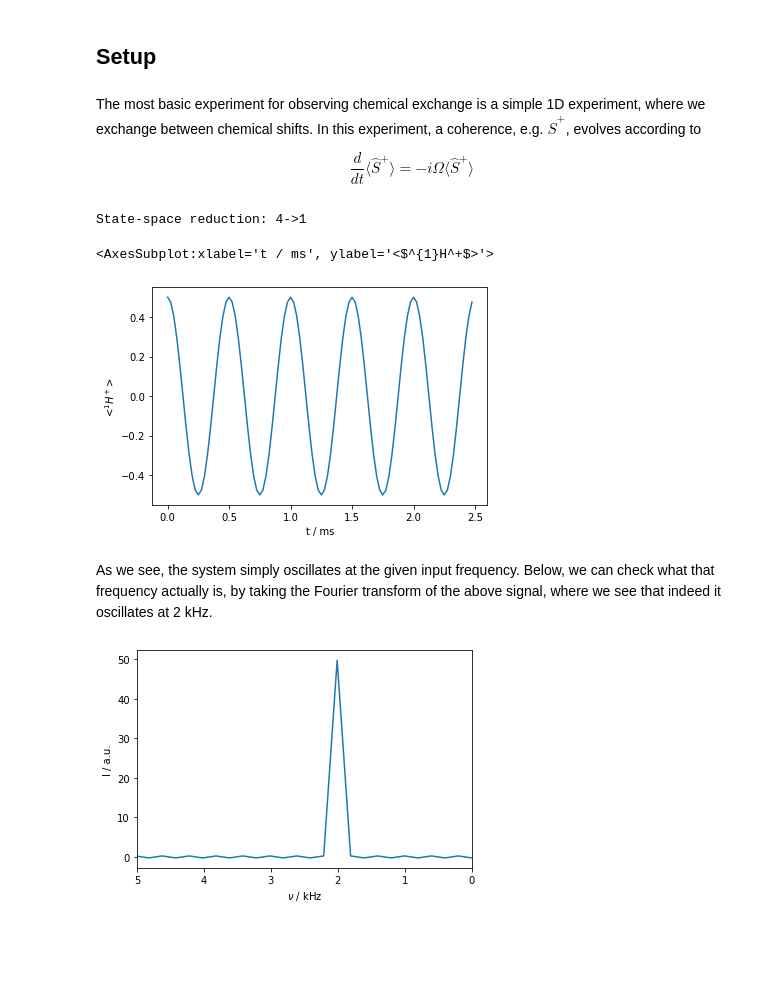
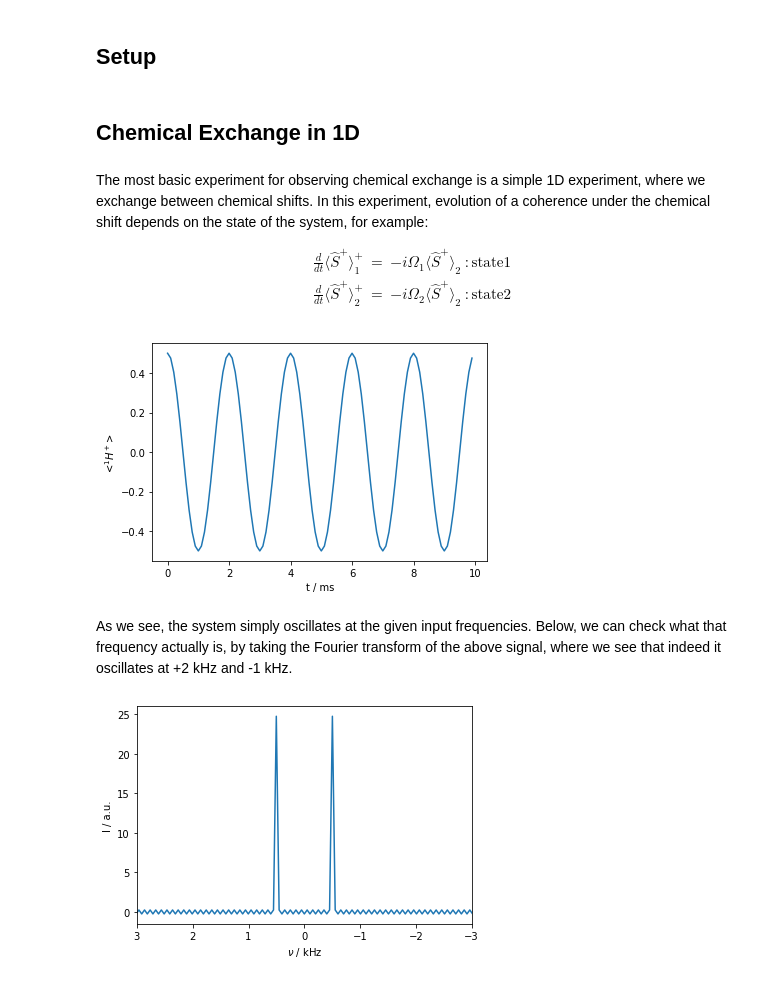
Before and after one commit to alsinmr/ConferenceExamples, a Jupyter notebook: JupyterBook/GNMR2025/Exchange.ipynb, the cells around one changed output. Cells and saved outputs as stored; diff of their text form; code cells hidden in the pictures; blank space fills up the shorter version.

```diff
--- a/JupyterBook/GNMR2025/Exchange.ipynb
+++ b/JupyterBook/GNMR2025/Exchange.ipynb
@@ -20,29 +20,35 @@ else:
 import SLEEPY as sl
 import numpy as np
 import matplotlib.pyplot as plt
+sl.Defaults['verbose']=False
+# %% [markdown]
+## Chemical Exchange in 1D
 # %% [markdown]
-The most basic experiment for observing chemical exchange is a simple 1D experiment, where we exchange between chemical shifts. In this experiment, a coherence, e.g. $\hat{S}^+$, evolves according to
+The most basic experiment for observing chemical exchange is a simple 1D experiment, where we exchange between chemical shifts. In this experiment, evolution of a coherence under the chemical shift depends on the state of the system, for example:
 
 $$
-\frac{d}{dt}\langle\hat{S}^+\rangle=-i\Omega\langle\hat{S}^+\rangle
+\begin{eqnarray}
+\frac{d}{dt}\langle\hat{S}^+\rangle_1^+&=&-i\Omega_1\langle\hat{S}^+\rangle_2 \:\mathrm{ : state 1} \\
+\frac{d}{dt}\langle\hat{S}^+\rangle_2^+&=&-i\Omega_2\langle\hat{S}^+\rangle_2 \:\mathrm{ : state 2}
+\end{eqnarray}
 $$
 # %%
 ex0=sl.ExpSys(v0H=500,Nucs='1H')    #Experimental system at 500 MHz with one 1H
-ex0.set_inter('CS',i=0,Hz=2000)         #Add a chemical shift to the system
-L=sl.Liouvillian(ex0)               #Generate a Liouvillian for the system
-seq=L.Sequence(Dt=1/(40000))       #Sequence with a 25 microsecond length
+ex0.set_inter('CS',i=0,Hz=500)     #Add a chemical shift to the system
+ex1=ex0.copy()                      #Copy system for second system in exchange
+ex1.set_inter('CS',i=0,Hz=-500)    #Add a chemical shift to the second system
+L=sl.Liouvillian(ex0,ex1)               #Generate a Liouvillian for the system
+seq=L.Sequence(Dt=1/(10000))       #Sequence with a 25 microsecond length
 
 rho=sl.Rho(rho0='1Hx',detect='1Hp')
 rho.DetProp(seq,n=100)
-rho.plot()
+_=rho.plot()
 # %% [output]
-State-space reduction: 4->1
-<AxesSubplot:xlabel='t / ms', ylabel='<$^{1}H^+$>'>
-[figure, old version]
+[figure, new version]
 # %% [markdown]
-As we see, the system simply oscillates at the given input frequency. Below, we can check what that frequency actually is, by taking the Fourier transform of the above signal, where we see that indeed it oscillates at 2 kHz.
+As we see, the system simply oscillates at the given input frequencies. Below, we can check what that frequency actually is, by taking the Fourier transform of the above signal, where we see that indeed it oscillates at +2 kHz and -1 kHz.
 # %%
 ax=rho.plot(FT=True)
-_=ax.set_xlim([5,0])
+_=ax.set_xlim([3,-3])
 # %% [output]
-[figure, old version]
+[figure, new version]
```
Also changed, not shown: parts of 29 cells of this notebook, 26 other files.
